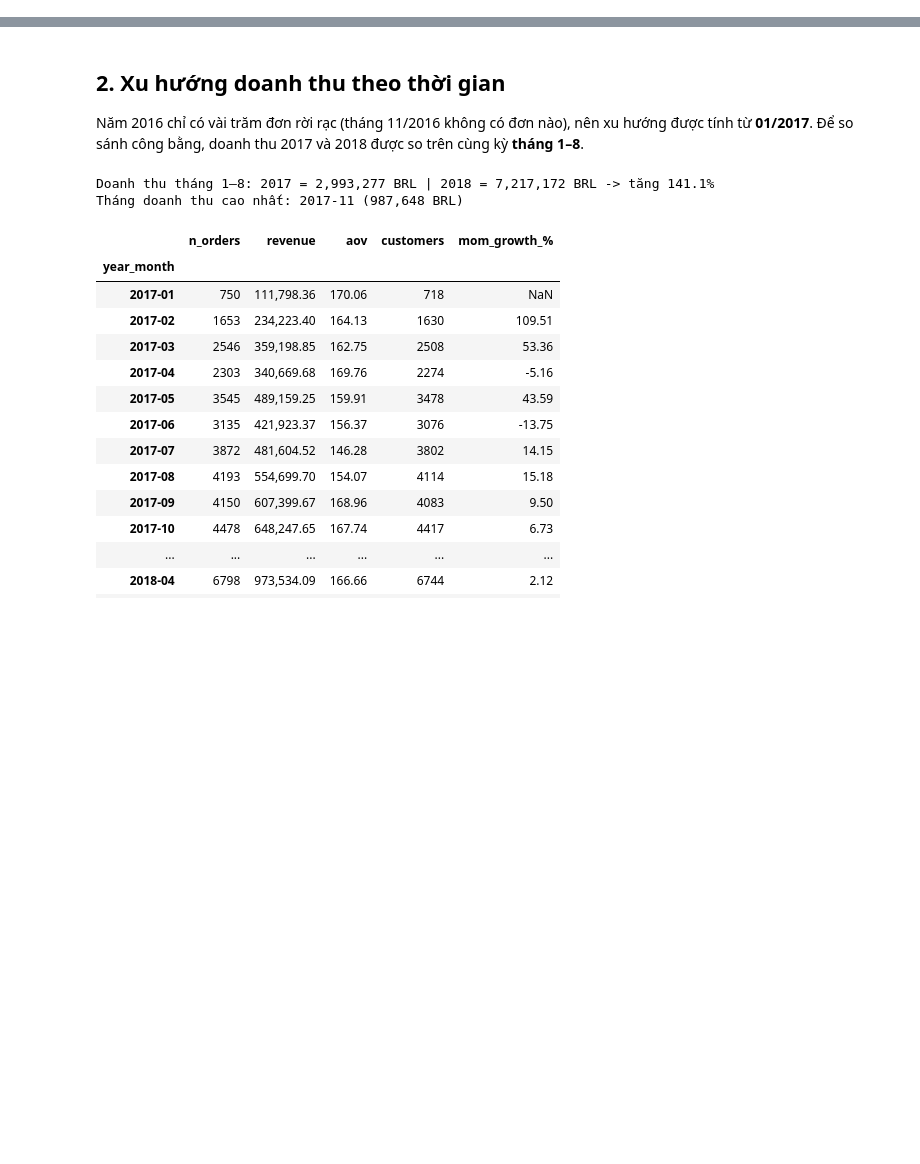
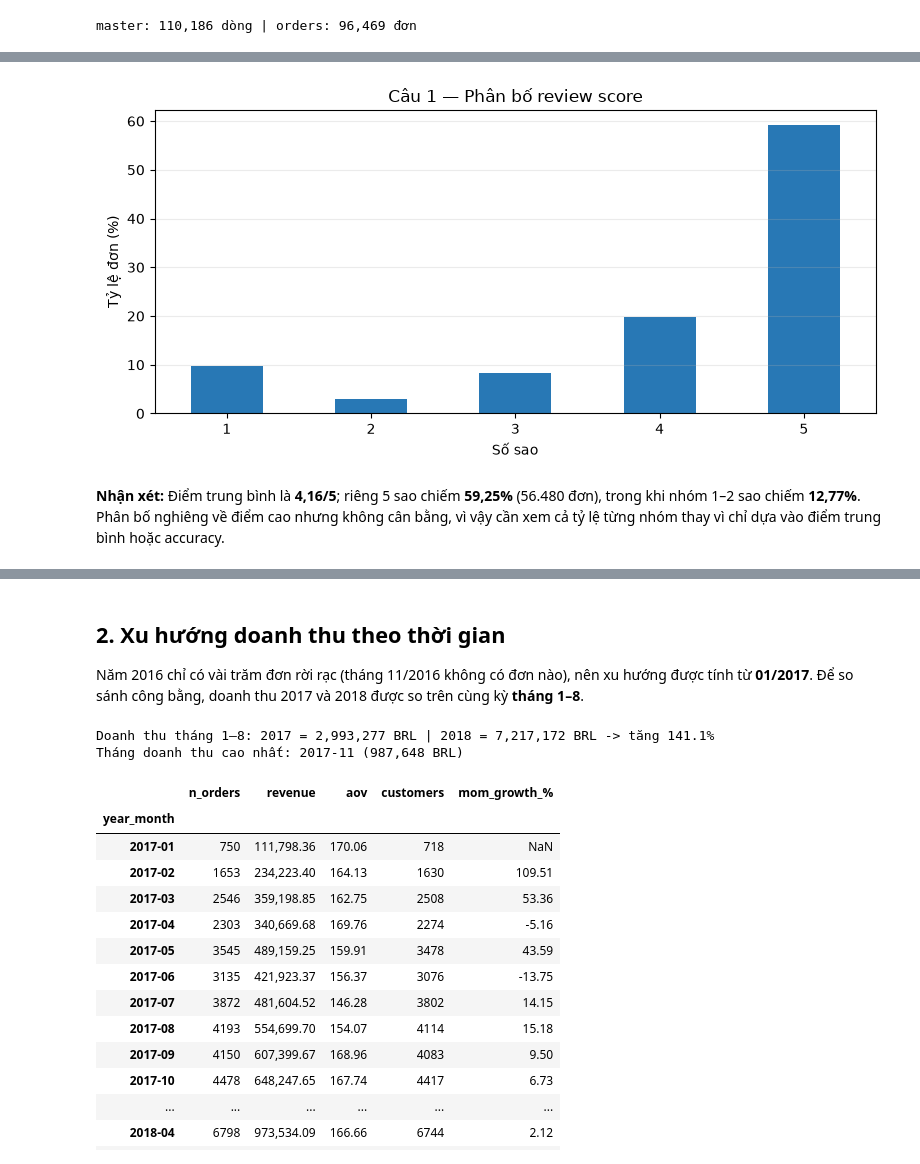
Before and after one commit to TrungTayNA/ADY291c-AI2107-Group2, a Jupyter notebook: Notebooks/04_analysis_python.ipynb, the cells around one changed output, grey strips where cells are left out. Saved outputs shown, nothing was run; the diff lists cells and outputs as text; code cells hidden in the pictures; blank space fills up the shorter version.

```diff
--- a/Notebooks/04_analysis_python.ipynb
+++ b/Notebooks/04_analysis_python.ipynb
@@ -91,0 +84,15 @@ kpi.to_frame()
+# %%
+import os
+import numpy as np
+import pandas as pd
+from scipy import stats
+
+ax = q03["percentage"].plot(kind="bar", color="#2878B5", figsize=(8, 4))
+ax.set(title="Câu 1 — Phân bố review score", xlabel="Số sao", ylabel="Tỷ lệ đơn (%)")
+ax.set_xticklabels(q03.index, rotation=0)
+ax.grid(axis="y", alpha=0.25)
+plt.tight_layout()
+save_figure("01_review_score_distribution.png")
+plt.show()
+# %% [output]
+master: 110,186 dòng | orders: 96,469 đơn
@@ -91,0 +105,3 @@ kpi.to_frame()
+[figure, added]
+# %% [markdown]
+**Nhận xét:** Điểm trung bình là **4,16/5**; riêng 5 sao chiếm **59,25%** (56.480 đơn), trong khi nhóm 1–2 sao chiếm **12,77%**. Phân bố nghiêng về điểm cao nhưng không cân bằng, vì vậy cần xem cả tỷ lệ từng nhóm thay vì chỉ dựa vào điểm trung bình hoặc accuracy.
```
Also changed, not shown: parts of 37 cells of this notebook, 14 other files.
